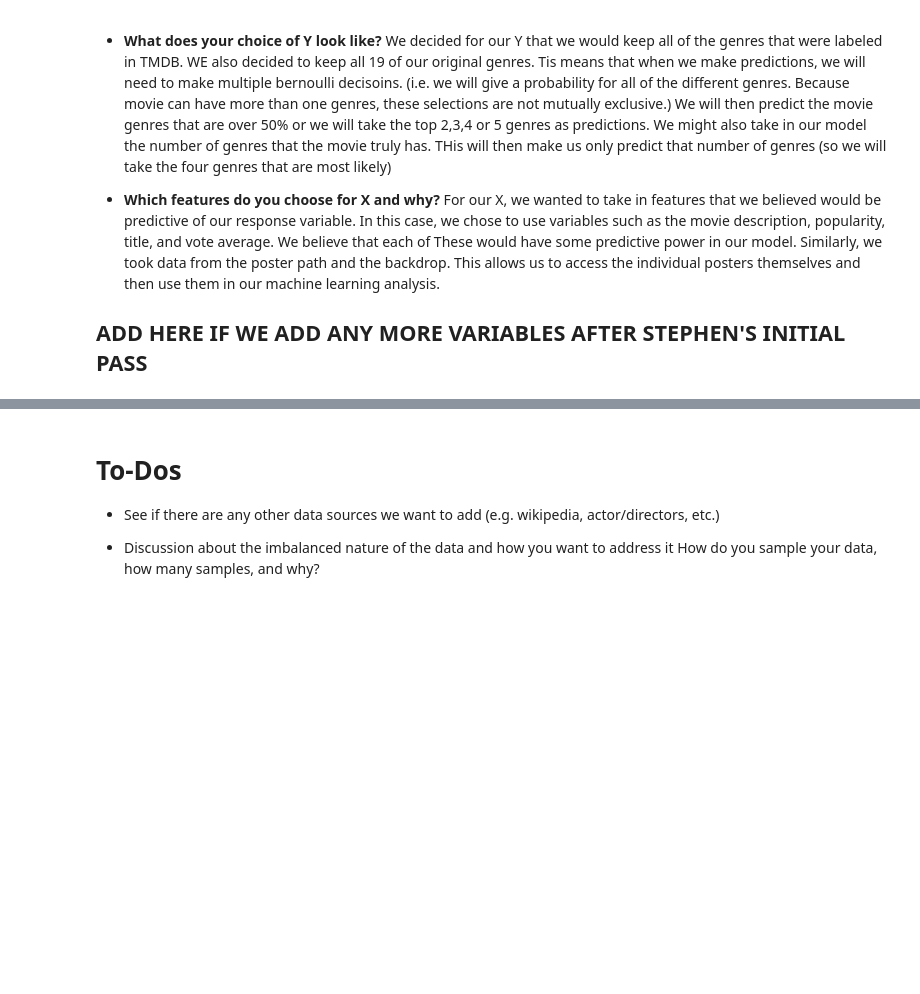
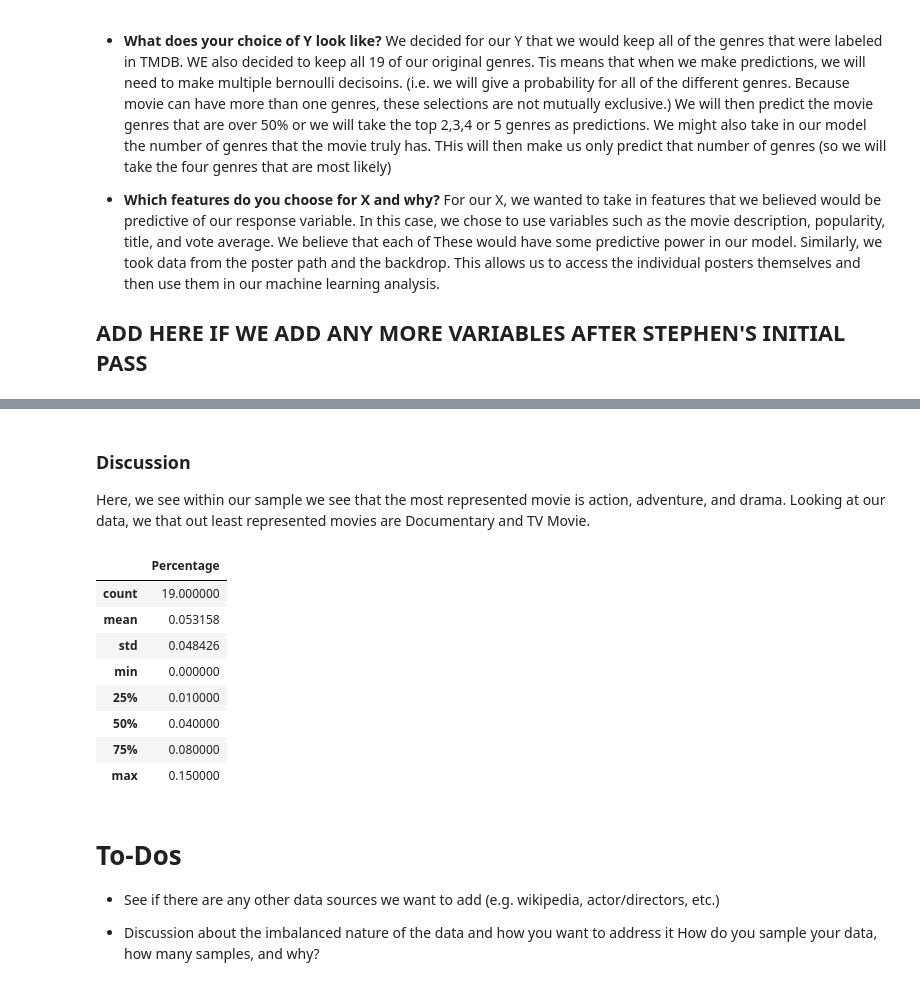
Before and after one commit to noahyonack/cs109b_final, a Jupyter notebook: FinalProject.ipynb, the cells around one changed output, grey strips where cells are left out. Drawn from its saved outputs; the diff is of its cells as text; code cells hidden in the pictures; blank space fills up the shorter version.

```diff
--- a/FinalProject.ipynb
+++ b/FinalProject.ipynb
@@ -622,3 +685,19 @@ movie_percentages = df_movie_instance.divide(1097).round(2)
+# %% [markdown]
+### Discussion
+Here, we see within our sample we see that the most represented movie is action, adventure, and drama. Looking at our data, we that out least represented movies are Documentary and TV Movie.
+# %%
+# describe percentages
+movie_percentages.describe()
+# %% [output]
+|  | Percentage |
+| count | 19.000000 |
+| mean | 0.053158 |
+| std | 0.048426 |
+| min | 0.000000 |
+| 25% | 0.010000 |
+| 50% | 0.040000 |
+| 75% | 0.080000 |
+| max | 0.150000 |
 # %% [markdown]
 # To-Dos
 
```
Also changed, not shown: parts of 11 cells of this notebook.
